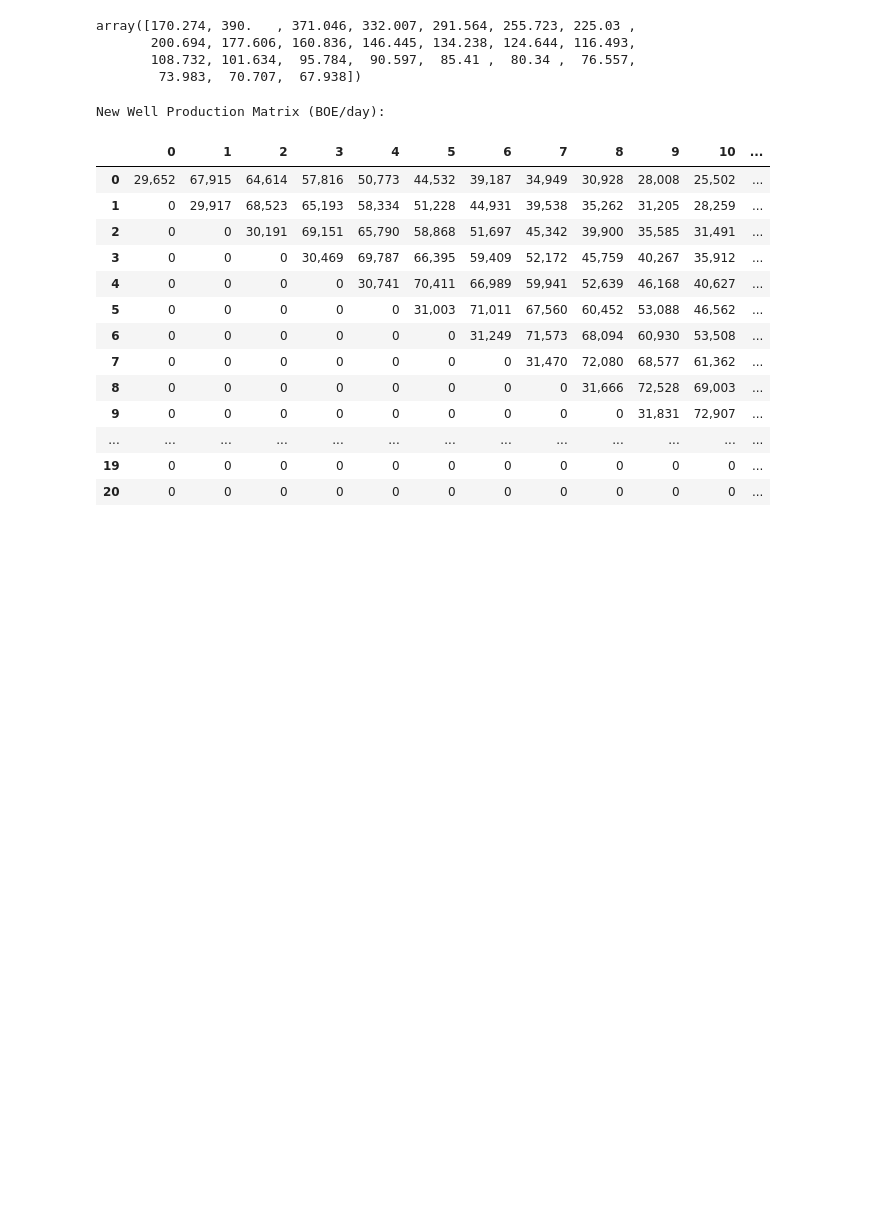
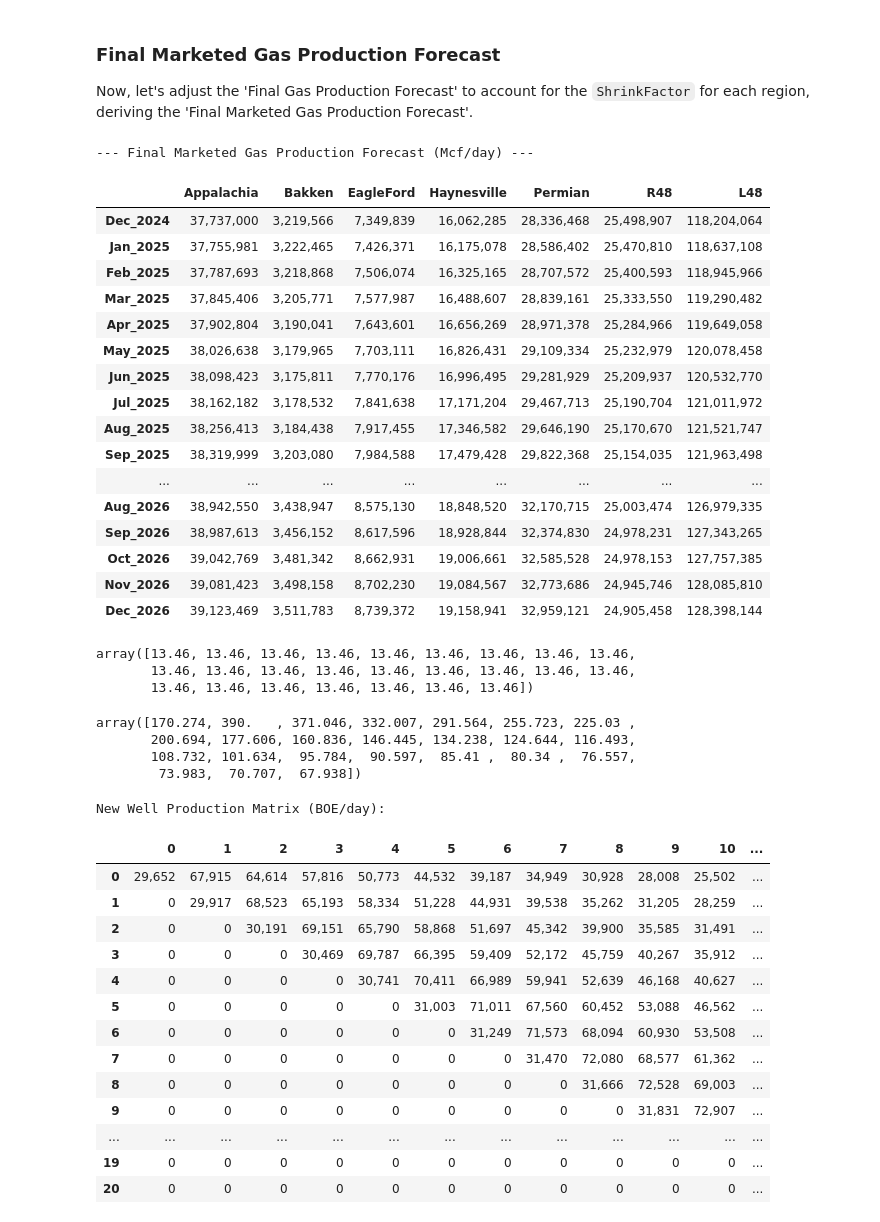
Before and after one commit to JozefSL/pyNotes, a Jupyter notebook: numpy/RegProd.ipynb, the cells around one changed output. Saved outputs shown, nothing was run; the diff lists cells and outputs as text; code cells hidden in the pictures; blank space fills up the shorter version.

```diff
--- a/numpy/RegProd.ipynb
+++ b/numpy/RegProd.ipynb
@@ -141,3 +368,58 @@ Forecast Summary (BOE/day):
+# %% [markdown]
+### Final Marketed Gas Production Forecast
+
+Now, let's adjust the 'Final Gas Production Forecast' to account for the `ShrinkFactor` for each region, deriving the 'Final Marketed Gas Production Forecast'.
+# %%
+marketed_gas_forecast = {}
+
+for region in gas_forecast_combined_df.columns:
+    if region == 'L48': # Skip the total column for this calculation, it will be re-calculated
+        continue
+
+    shrink_factor = 1.0 # Default shrink factor if not found
+    shrink_row_series = factor_df.loc[factor_df['Region'] == region, 'ShrinkFactor']
+    if not shrink_row_series.empty:
+        # Convert to numeric and fill any NaN values in the Series before extracting the scalar
+        shrink_factor = pd.to_numeric(shrink_row_series, errors='coerce').fillna(1.0).iloc[0]
+
+    # Ensure shrink_factor is not zero to prevent division errors
+    if shrink_factor == 0:
+        shrink_factor = 1.0
+
+    marketed_gas_forecast[region] = gas_forecast_combined_df[region] * shrink_factor
+
+marketed_gas_forecast_df = pd.DataFrame(marketed_gas_forecast, index=new_index_labels)
+marketed_gas_forecast_df['L48'] = marketed_gas_forecast_df.sum(axis=1)
+marketed_gas_forecast_df = marketed_gas_forecast_df.astype(float)
+
+print("\n--- Final Marketed Gas Production Forecast (Mcf/day) ---")
+display(marketed_gas_forecast_df.style.format("{:,.0f}"))
+# %% [output]
+--- Final Marketed Gas Production Forecast (Mcf/day) ---
+|  | Appalachia | Bakken | EagleFord | Haynesville | Permian | R48 | L48 |
+| Dec_2024 | 37,737,000 | 3,219,566 | 7,349,839 | 16,062,285 | 28,336,468 | 25,498,907 | 118,204,064 |
+| Jan_2025 | 37,755,981 | 3,222,465 | 7,426,371 | 16,175,078 | 28,586,402 | 25,470,810 | 118,637,108 |
+| Feb_2025 | 37,787,693 | 3,218,868 | 7,506,074 | 16,325,165 | 28,707,572 | 25,400,593 | 118,945,966 |
+| Mar_2025 | 37,845,406 | 3,205,771 | 7,577,987 | 16,488,607 | 28,839,161 | 25,333,550 | 119,290,482 |
+| Apr_2025 | 37,902,804 | 3,190,041 | 7,643,601 | 16,656,269 | 28,971,378 | 25,284,966 | 119,649,058 |
+| May_2025 | 38,026,638 | 3,179,965 | 7,703,111 | 16,826,431 | 29,109,334 | 25,232,979 | 120,078,458 |
+| Jun_2025 | 38,098,423 | 3,175,811 | 7,770,176 | 16,996,495 | 29,281,929 | 25,209,937 | 120,532,770 |
+| Jul_2025 | 38,162,182 | 3,178,532 | 7,841,638 | 17,171,204 | 29,467,713 | 25,190,704 | 121,011,972 |
+| Aug_2025 | 38,256,413 | 3,184,438 | 7,917,455 | 17,346,582 | 29,646,190 | 25,170,670 | 121,521,747 |
+| Sep_2025 | 38,319,999 | 3,203,080 | 7,984,588 | 17,479,428 | 29,822,368 | 25,154,035 | 121,963,498 |
+| ... | ... | ... | ... | ... | ... | ... | ... |
+| Aug_2026 | 38,942,550 | 3,438,947 | 8,575,130 | 18,848,520 | 32,170,715 | 25,003,474 | 126,979,335 |
+| Sep_2026 | 38,987,613 | 3,456,152 | 8,617,596 | 18,928,844 | 32,374,830 | 24,978,231 | 127,343,265 |
+| Oct_2026 | 39,042,769 | 3,481,342 | 8,662,931 | 19,006,661 | 32,585,528 | 24,978,153 | 127,757,385 |
+| Nov_2026 | 39,081,423 | 3,498,158 | 8,702,230 | 19,084,567 | 32,773,686 | 24,945,746 | 128,085,810 |
+| Dec_2026 | 39,123,469 | 3,511,783 | 8,739,372 | 19,158,941 | 32,959,121 | 24,905,458 | 128,398,144 |
+# %%
+monthly_gor_values
+#gor_monthly_growth
+# %% [output]
+array([13.46, 13.46, 13.46, 13.46, 13.46, 13.46, 13.46, 13.46, 13.46,
+       13.46, 13.46, 13.46, 13.46, 13.46, 13.46, 13.46, 13.46, 13.46,
+       13.46, 13.46, 13.46, 13.46, 13.46, 13.46, 13.46])
 # %%
 new_well_decline_curve_values
 # %% [output]
```
Also changed, not shown: parts of 7 cells of this notebook.
